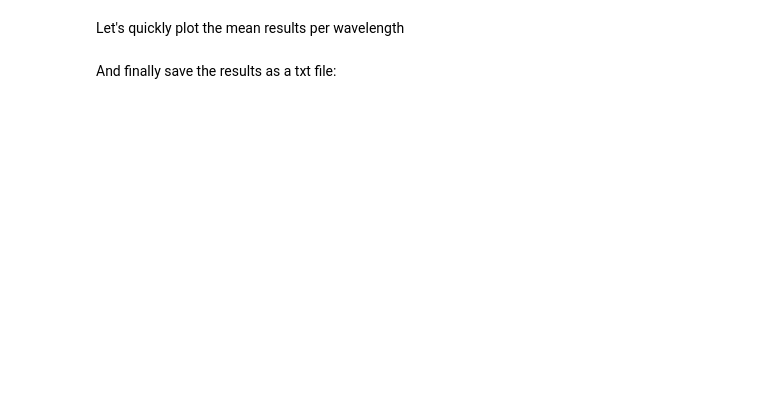
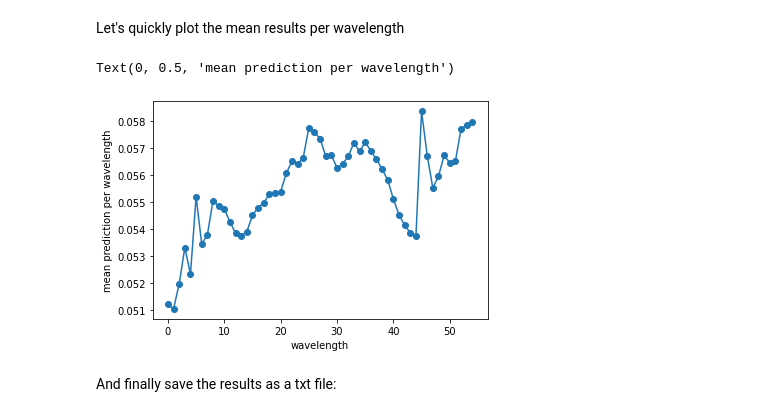
Before and after one commit to Wabinab/ariel_ml_2021, a Jupyter notebook: walkthrough.ipynb, the cells around one changed output. Saved outputs shown, nothing was run; the diff lists cells and outputs as text; code cells hidden in the pictures; blank space fills up the shorter version.

```diff
--- a/walkthrough.ipynb
+++ b/walkthrough.ipynb
@@ -239,9 +257,12 @@ KeyboardInterrupt:
 # %% [markdown]
 Let's quickly plot the mean results per wavelength
 # %%
-eval_pred = np.loadtxt("baseline_prediction.txt")
+eval_pred = np.loadtxt("outputs/baseline_prediction.txt")
 plt.plot(eval_pred.mean(0), '-o')
 plt.xlabel('wavelength')
 plt.ylabel('mean prediction per wavelength')
+# %% [output]
+Text(0, 0.5, 'mean prediction per wavelength')
+[figure, added]
 # %% [markdown]
 And finally save the results as a txt file:
```
Also changed, not shown: parts of 4 cells of this notebook, 2 other files.
